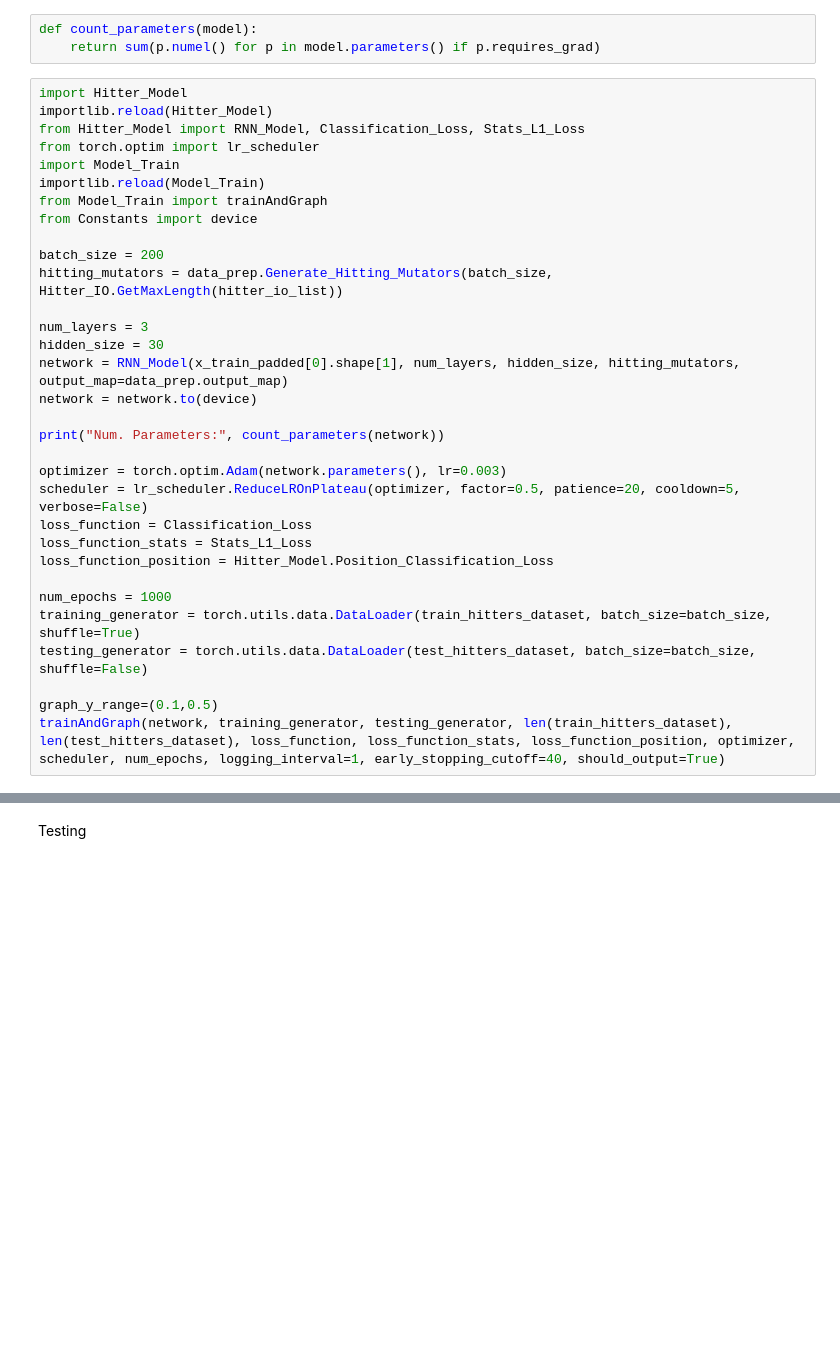
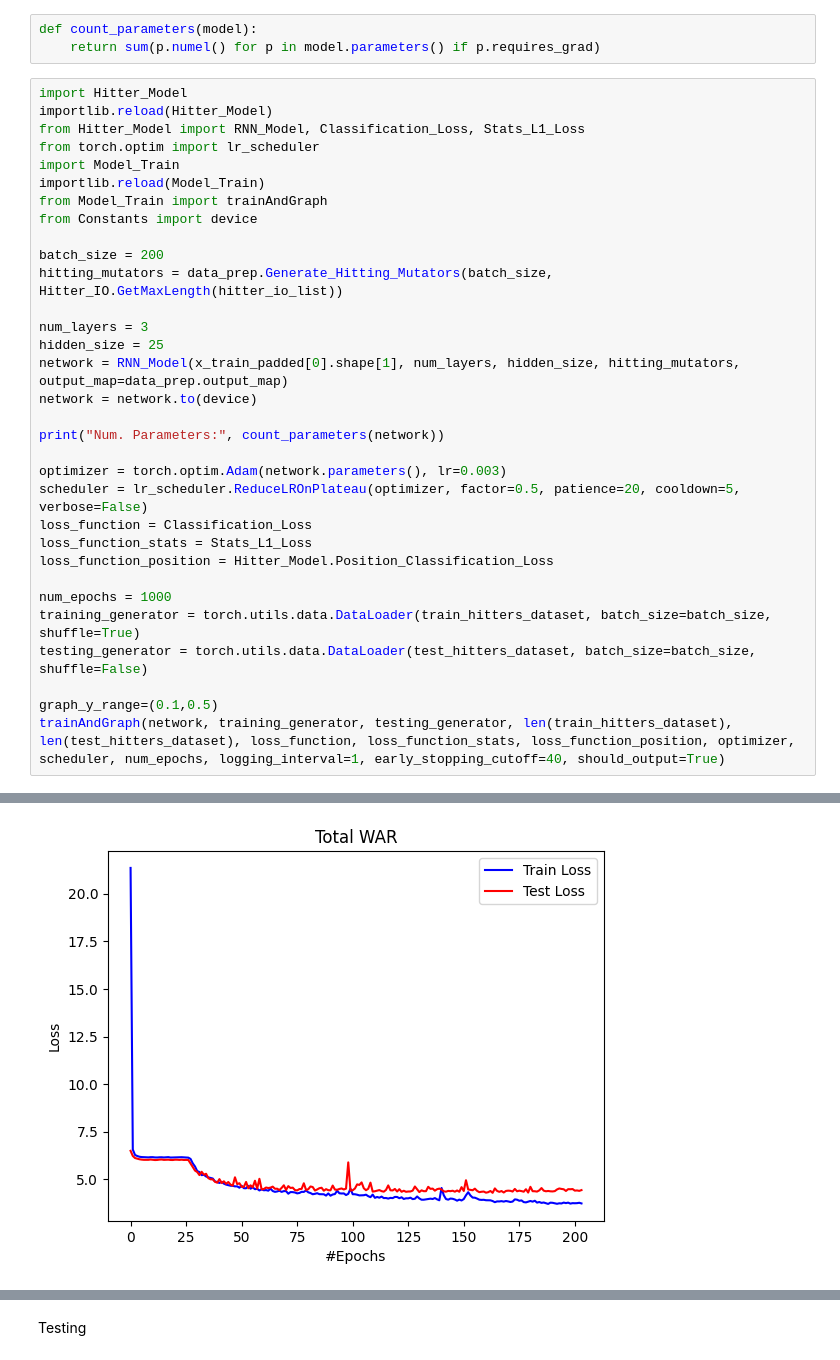
Before and after one commit to nitzryan/CrystalDiamond, a Jupyter notebook: BaseballModels/Model/test_hitter.ipynb, the cells around one changed output, grey strips where cells are left out. Cells and saved outputs as stored; diff of their text form; blank space fills up the shorter version.

```diff
--- a/BaseballModels/Model/test_hitter.ipynb
+++ b/BaseballModels/Model/test_hitter.ipynb
@@ -60,7 +60,7 @@ batch_size = 200
 hitting_mutators = data_prep.Generate_Hitting_Mutators(batch_size, Hitter_IO.GetMaxLength(hitter_io_list))
 
 num_layers = 3
-hidden_size = 30
+hidden_size = 25
 network = RNN_Model(x_train_padded[0].shape[1], num_layers, hidden_size, hitting_mutators, output_map=data_prep.output_map)
 network = network.to(device)
 
@@ -78,3 +78,4 @@ testing_generator = torch.utils.data.DataLoader(test_hitters_dataset, batch_size
 
 graph_y_range=(0.1,0.5)
 trainAndGraph(network, training_generator, testing_generator, len(train_hitters_dataset), len(test_hitters_dataset), loss_function, loss_function_stats, loss_function_position, optimizer, scheduler, num_epochs, logging_interval=1, early_stopping_cutoff=40, should_output=True)
+# %% [output]
@@ -80,0 +100 @@ trainAndGraph(network, training_generator, testing_generator, len(train_hitters_
+[figure, added]
```
Also changed, not shown: parts of 2 cells of this notebook, 4 other files.
